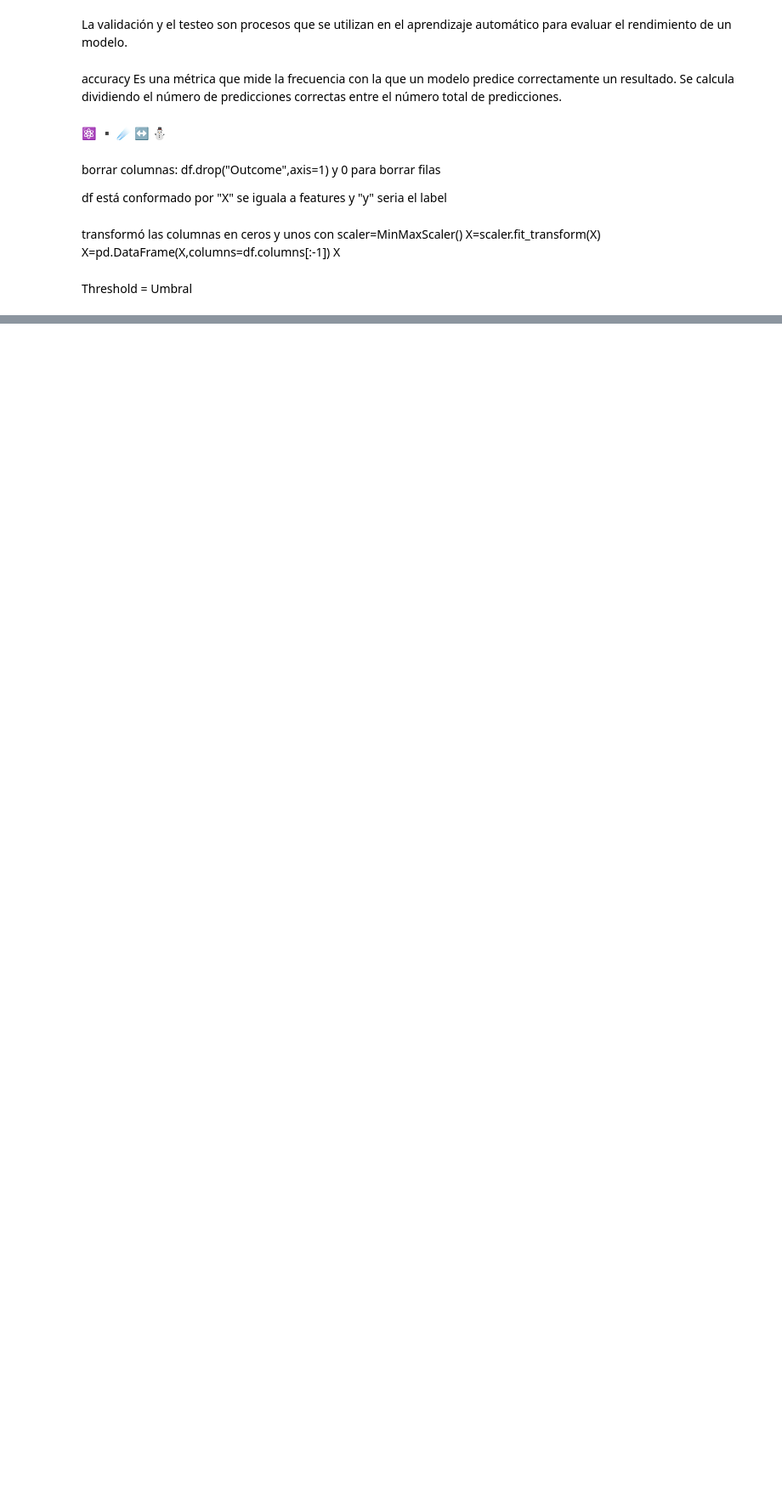
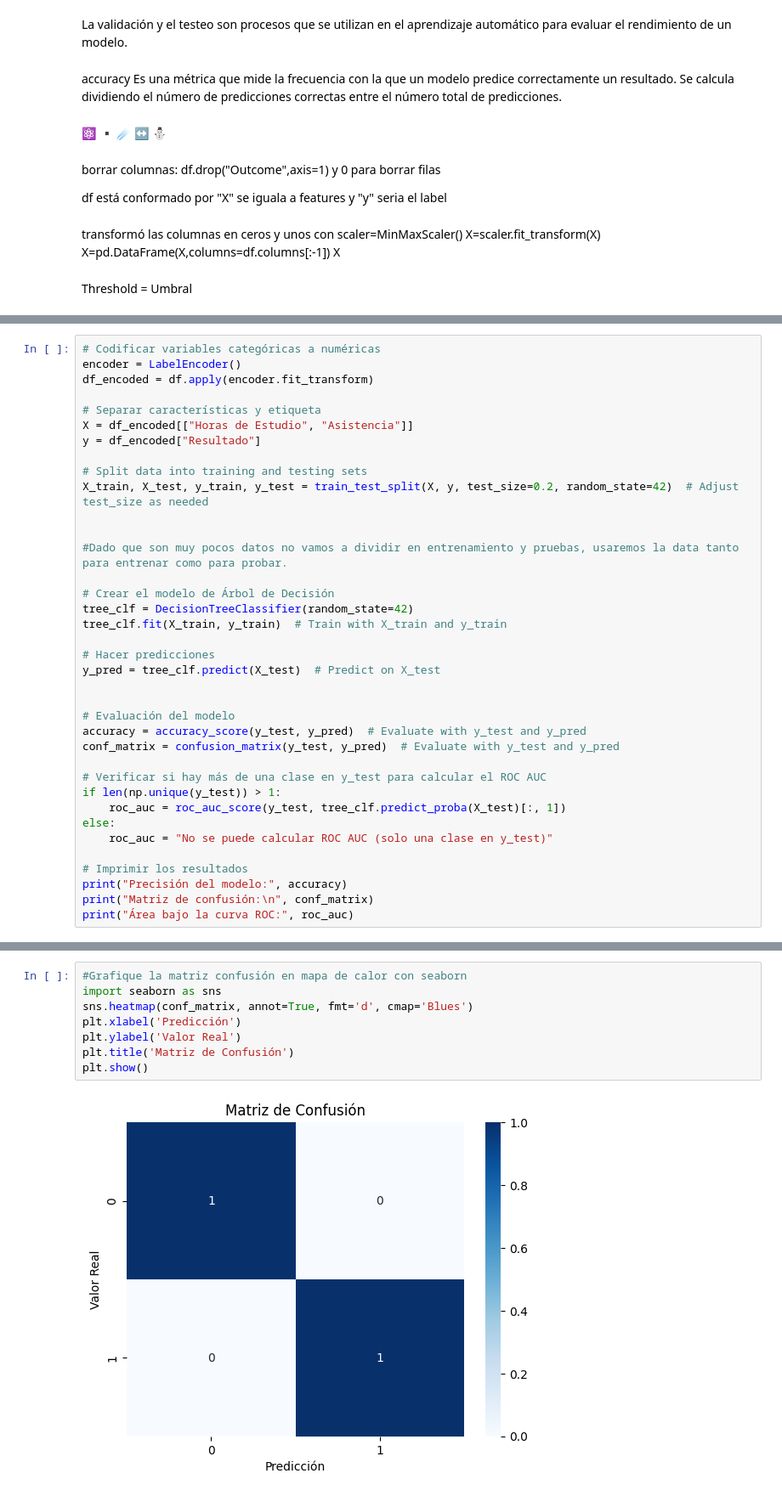
Before and after one commit to IsabelVargas2/Curso-Inteligencia-Artificial, a Jupyter notebook: eda_apuntes_de_clase.ipynb, the cells around one changed output, grey strips where cells are left out. Shown at 85% size. Drawn from its saved outputs; the diff is of its cells as text; blank space fills up the shorter version.

```diff
--- a/eda_apuntes_de_clase.ipynb
+++ b/eda_apuntes_de_clase.ipynb
@@ -1155,0 +1208,37 @@ Threshold = Umbral
+# %%
+# Codificar variables categóricas a numéricas
+encoder = LabelEncoder()
+df_encoded = df.apply(encoder.fit_transform)
+
+# Separar características y etiqueta
+X = df_encoded[["Horas de Estudio", "Asistencia"]]
+y = df_encoded["Resultado"]
+
+# Split data into training and testing sets
+X_train, X_test, y_train, y_test = train_test_split(X, y, test_size=0.2, random_state=42)  # Adjust test_size as needed
+
+
+#Dado que son muy pocos datos no vamos a dividir en entrenamiento y pruebas, usaremos la data tanto para entrenar como para probar.
+
+# Crear el modelo de Árbol de Decisión
+tree_clf = DecisionTreeClassifier(random_state=42)
+tree_clf.fit(X_train, y_train)  # Train with X_train and y_train
+
+# Hacer predicciones
+y_pred = tree_clf.predict(X_test)  # Predict on X_test
+
+
+# Evaluación del modelo
+accuracy = accuracy_score(y_test, y_pred)  # Evaluate with y_test and y_pred
+conf_matrix = confusion_matrix(y_test, y_pred)  # Evaluate with y_test and y_pred
+
+# Verificar si hay más de una clase en y_test para calcular el ROC AUC
+if len(np.unique(y_test)) > 1:
+    roc_auc = roc_auc_score(y_test, tree_clf.predict_proba(X_test)[:, 1])
+else:
+    roc_auc = "No se puede calcular ROC AUC (solo una clase en y_test)"
+
+# Imprimir los resultados
+print("Precisión del modelo:", accuracy)
+print("Matriz de confusión:\n", conf_matrix)
+print("Área bajo la curva ROC:", roc_auc)
@@ -1155,0 +1251,10 @@ Threshold = Umbral
+# %%
+#Grafique la matriz confusión en mapa de calor con seaborn
+import seaborn as sns
+sns.heatmap(conf_matrix, annot=True, fmt='d', cmap='Blues')
+plt.xlabel('Predicción')
+plt.ylabel('Valor Real')
+plt.title('Matriz de Confusión')
+plt.show()
+# %% [output]
+[figure, added]
```
Also changed, not shown: parts of 7 cells of this notebook.
